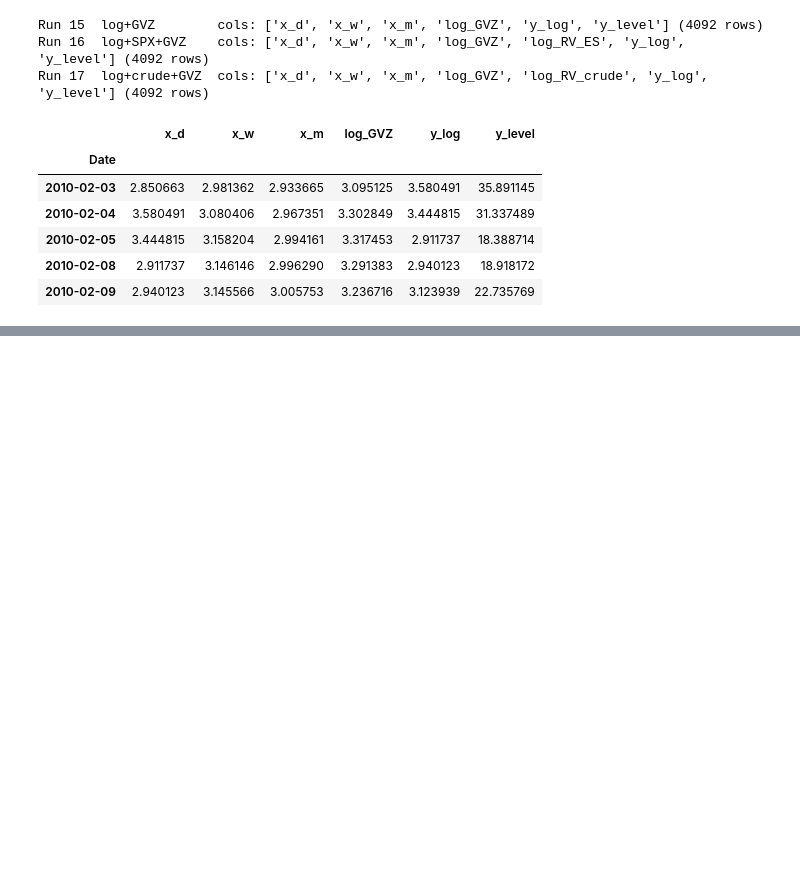
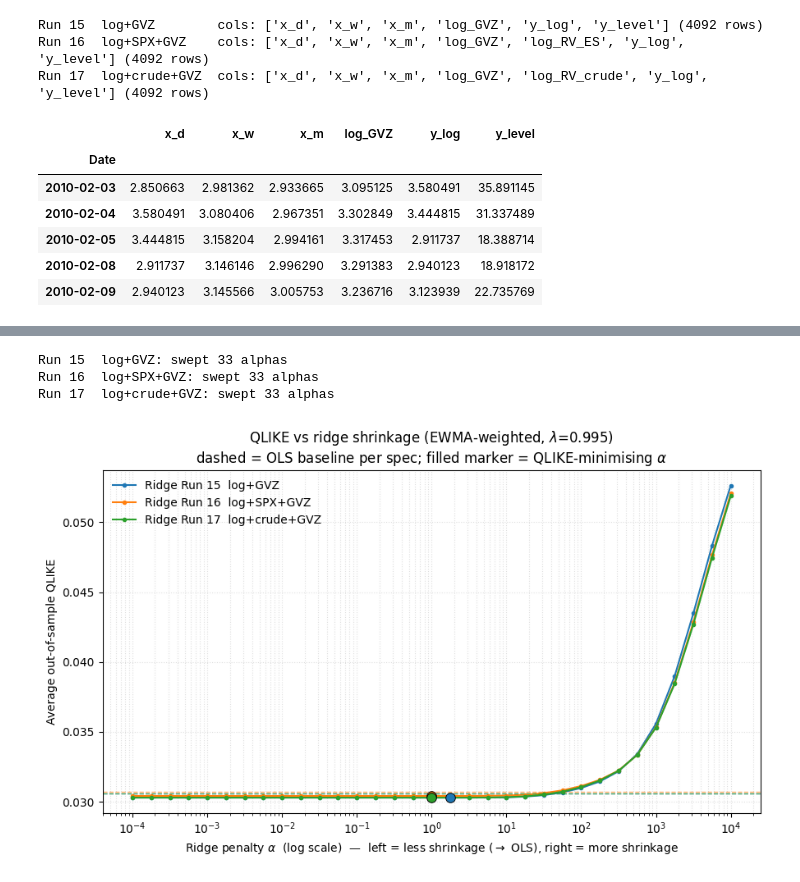
Before and after one commit to RonnieChanPLO/Gold_vol_forecast, a Jupyter notebook: HAR_RegressionWithRegularisation.ipynb, the cells around one changed output, grey strips where cells are left out. Cells and saved outputs as stored; diff of their text form; code cells hidden in the pictures; blank space fills up the shorter version.

```diff
--- a/HAR_RegressionWithRegularisation.ipynb
+++ b/HAR_RegressionWithRegularisation.ipynb
@@ -198,0 +263,77 @@ Overall best:    OLS_QLIKE via 0.030577
+# %%
+# ===========================================================================
+# Cell 7 — QLIKE vs ridge penalty (alpha) at the best EWMA decay (lambda=0.995)
+# ===========================================================================
+# Instead of GCV-selecting alpha per window, we FIX alpha at each grid value and re-run the
+# full rolling out-of-sample protocol (EWMA-weighted, lambda=0.995) to trace how average
+# QLIKE responds to increasing / decreasing the ridge shrinkage. Small alpha -> ~OLS (no
+# shrinkage); large alpha -> heavy shrinkage toward zero coefficients. The grid extends down
+# to 1e-4 to confirm the curve flattens to the (weighted) OLS limit at negligible shrinkage.
+BEST_LAMBDA = 0.995
+ALPHA_GRID  = np.logspace(-4, 4, 33)     # ridge penalty sweep (log-spaced, ~4 pts/decade)
+
+def rolling_log_ridge_fixed_alpha(design, feat_cols, ylog_col, ylevel_col,
+                                  alpha, lam=BEST_LAMBDA, window=WINDOW):
+    """Rolling EWMA-weighted ridge with a FIXED alpha (no GCV) -> average QLIKE."""
+    Xf  = design[feat_cols].to_numpy()
+    yl  = design[ylog_col].to_numpy()
+    lvl = design[ylevel_col].to_numpy()
+    w = lam ** np.arange(window)[::-1]
+    w = w / w.mean()
+    fc, ac = [], []
+    for t in range(window, len(design)):
+        Xw, yw = Xf[t - window:t], yl[t - window:t]
+        scaler = StandardScaler().fit(Xw)
+        Xw_s = scaler.transform(Xw)
+        model = Ridge(alpha=alpha, fit_intercept=True).fit(Xw_s, yw, sample_weight=w)
+        x_hat = model.predict(scaler.transform(Xf[t:t + 1]))[0]
+        smearing = np.average(np.exp(yw - model.predict(Xw_s)), weights=w)
+        fc.append(np.exp(x_hat) * smearing); ac.append(lvl[t])
+    q, _ = _qlike(np.array(ac), np.array(fc))
+    return q.mean()
+
+# QLIKE(alpha) curve for each spec
+alpha_curves = {}
+for label, design, feats in specs:
+    alpha_curves[label] = np.array([
+        rolling_log_ridge_fixed_alpha(design, feats, "y_log", "y_level", a)
+        for a in ALPHA_GRID
+    ])
+    print(f"{label}: swept {len(ALPHA_GRID)} alphas")
+
+# --- Plot: average QLIKE vs ridge penalty alpha (one line per spec) ---
+fig, ax = plt.subplots(figsize=(9, 5.5))
+colors = plt.rcParams["axes.prop_cycle"].by_key()["color"]
+for (label, *_), c in zip(specs, colors):
+    curve = alpha_curves[label]
+    ax.plot(ALPHA_GRID, curve, marker="o", ms=3, color=c, label=f"Ridge {label}")
+    a_min = ALPHA_GRID[np.argmin(curve)]
+    ax.scatter([a_min], [curve.min()], color=c, s=70, zorder=5,
+               edgecolor="black", linewidth=0.7)
+    ax.axhline(comparison.loc[label, "OLS_QLIKE"], color=c, ls="--", lw=1, alpha=0.6)
+
+ax.set_xscale("log")
+ax.set_xlabel(r"Ridge penalty $\alpha$  (log scale)  —  left = less shrinkage ($\to$ OLS), right = more shrinkage")
+ax.set_ylabel("Average out-of-sample QLIKE")
+ax.set_title(f"QLIKE vs ridge shrinkage (EWMA-weighted, $\\lambda$={BEST_LAMBDA})\n"
+             "dashed = OLS baseline per spec; filled marker = QLIKE-minimising $\\alpha$")
+ax.legend(frameon=False)
+ax.grid(True, which="both", ls=":", alpha=0.4)
+fig.tight_layout()
+fig.savefig("qlike_vs_ridge_alpha.png", dpi=150)
+plt.show()
+
+# Report the minimising alpha per spec vs OLS
+print("\nQLIKE-minimising alpha per spec (EWMA lambda=0.995):")
+for label, *_ in specs:
+    curve = alpha_curves[label]
+    a_min = ALPHA_GRID[np.argmin(curve)]
+    q_min = curve.min()
+    ols_q = comparison.loc[label, "OLS_QLIKE"]
+    flag  = "beats OLS" if q_min < ols_q else f"+{q_min - ols_q:.6f} vs OLS"
+    print(f"  {label:<22} alpha*={a_min:8.3g} -> QLIKE {q_min:.6f}  ({flag})")
+# %% [output]
+Run 15  log+GVZ: swept 33 alphas
+Run 16  log+SPX+GVZ: swept 33 alphas
+Run 17  log+crude+GVZ: swept 33 alphas
+[figure, added]
```
Also changed, not shown: parts of 7 cells of this notebook, 2 other files.
